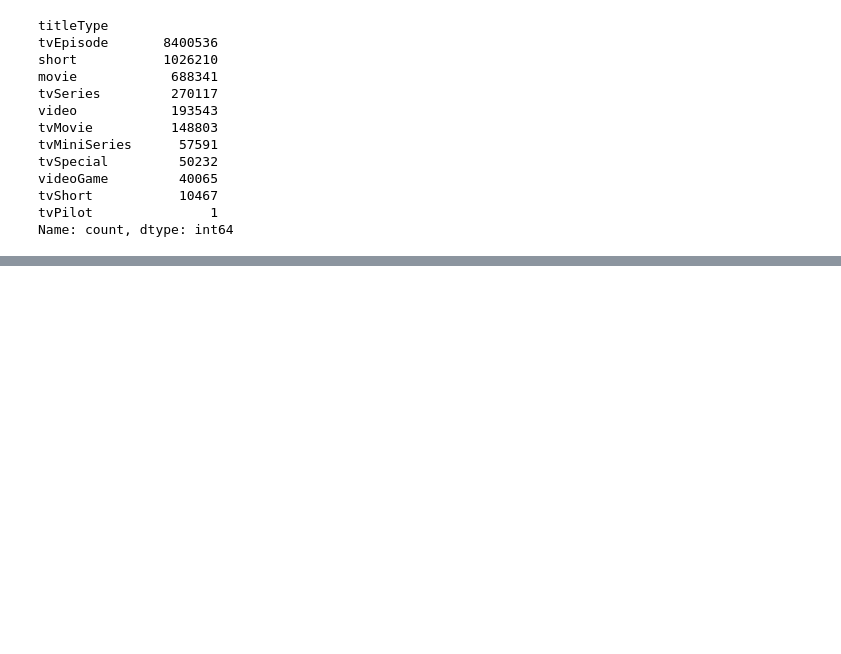
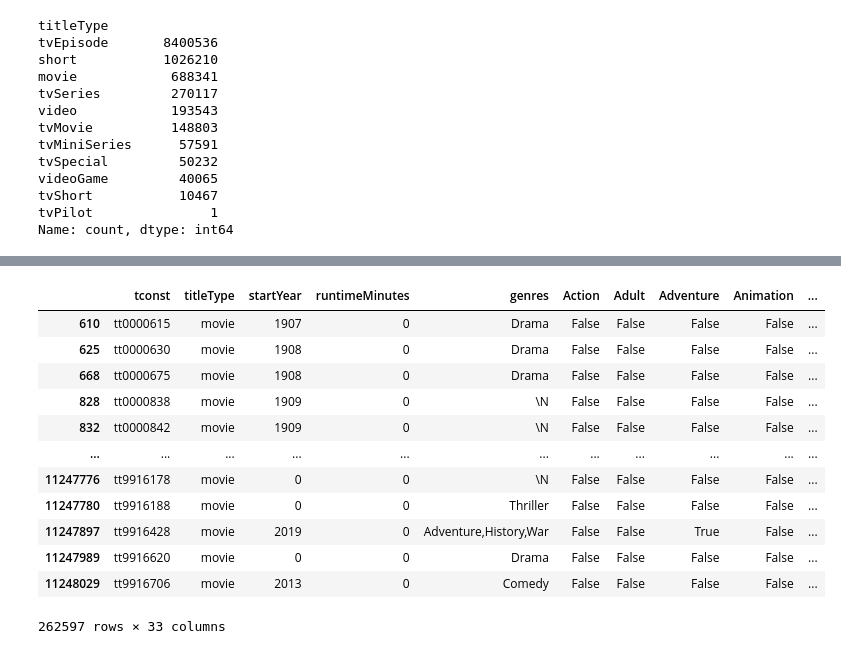
Before and after one commit to jpvt-data/AlgoCinema, a Jupyter notebook: exploration/exploration_title_basics.ipynb, the cells around one changed output, grey strips where cells are left out. Saved outputs shown, nothing was run; the diff lists cells and outputs as text; code cells hidden in the pictures; blank space fills up the shorter version.

```diff
--- a/exploration/exploration_title_basics.ipynb
+++ b/exploration/exploration_title_basics.ipynb
@@ -151,10 +151,11 @@ df_title_basics[df_title_basics['tconst']=='tt2457282']
 # %%
 # 5. Reformatage des colonnes au type (format) incorrect :
 
-# Étape 1 : Conversion des colonnes numériques
+# Étape 1 : Conversion des colonnes numériques avec remplacement des Nan par 0 (il faudra surement supprimer les lignes correspondantes)
+
 df_title_basics_copy[['startYear', 'endYear', 'runtimeMinutes']] = df_title_basics_copy[
     ['startYear', 'endYear', 'runtimeMinutes']
-].apply(pd.to_numeric, errors='coerce')
+].apply(pd.to_numeric, errors='coerce').fillna(0).astype(int)
 
 
 # Étape 2 : Nettoyage de la colonne isAdult
@@ -168,10 +169,6 @@ df_title_basics_copy = df_title_basics_copy[df_title_basics_copy['isAdult'].isin
 
 # Étape 3 : Conversion en booléen
 df_title_basics_copy['isAdult'] = df_title_basics_copy['isAdult'].astype('boolean')
-
-
-# Étape 4 : Conversion de genres en liste Python
-# df_title_basics_copy['genres'] = df_title_basics_copy['genres'].fillna("").astype(str).str.split(",")
 # %%
 # regarder combien de lignes ont une donnée abérante dans 'isAdult' ?
 print("Avant reformatage et nettoyage : ")
@@ -412,7 +409,7 @@ Name: count, dtype: int64
 # %%
 # Conserver uniquement 'titleType'  = movie ou = short
 
-df_title_basics_copy = df_title_basics_copy[(df_title_basics_copy['titleType'] == 'movie') | (df_title_basics_copy['titleType'] == 'short')]
+df_title_basics_copy = df_title_basics_copy[df_title_basics_copy['titleType'] == 'movie']
 
 
 # Apliquer le get_gummies sur la colonne 'titleType' :
@@ -420,11 +417,3 @@ df_title_basics_copy = df_title_basics_copy[(df_title_basics_copy['titleType'] =
 df_dummies = pd.get_dummies(df_title_basics_copy['titleType'])
 df_title_basics_copy = pd.concat([df_title_basics_copy, df_dummies],
           axis = 1)
-
-# Supprimer les colonnes :
-
-df_title_basics_copy = df_title_basics_copy.drop(['endYear','\N','isAdult'],axis=1)
-
-# Voir le résultat :
-
-df_title_basics_copy.sample(10)
@@ -443,0 +420,8 @@ df_title_basics_copy.sample(10)
+# %%
+# Supprimer les colonnes :
+
+df_title_basics_copy = df_title_basics_copy.drop(['endYear','\\N','isAdult','primaryTitle','originalTitle'],axis=1)
+
+# Voir le résultat :
+
+df_title_basics_copy.sample(10)
@@ -443,0 +477,18 @@ df_title_basics_copy.sample(10)
+# %%
+# Combien d'éléments par valeur de 'runtimeMinutes' = 0 ET titleType = 'movie':
+
+display(df_title_basics_copy[((df_title_basics_copy['startYear']==0) & (df_title_basics_copy['titleType']=='movie')) | ((df_title_basics_copy['runtimeMinutes']==0) & (df_title_basics_copy['titleType']=='movie'))])
+# %% [output]
+|  | tconst | titleType | startYear | runtimeMinutes | genres | Action | Adult | Adventure | Animation | ... |
+| 610 | tt0000615 | movie | 1907 | 0 | Drama | False | False | False | False | ... |
+| 625 | tt0000630 | movie | 1908 | 0 | Drama | False | False | False | False | ... |
+| 668 | tt0000675 | movie | 1908 | 0 | Drama | False | False | False | False | ... |
+| 828 | tt0000838 | movie | 1909 | 0 | \N | False | False | False | False | ... |
+| 832 | tt0000842 | movie | 1909 | 0 | \N | False | False | False | False | ... |
+| ... | ... | ... | ... | ... | ... | ... | ... | ... | ... | ... |
+| 11247776 | tt9916178 | movie | 0 | 0 | \N | False | False | False | False | ... |
+| 11247780 | tt9916188 | movie | 0 | 0 | Thriller | False | False | False | False | ... |
+| 11247897 | tt9916428 | movie | 2019 | 0 | Adventure,History,War | False | False | True | False | ... |
+| 11247989 | tt9916620 | movie | 0 | 0 | Drama | False | False | False | False | ... |
+| 11248029 | tt9916706 | movie | 2013 | 0 | Comedy | False | False | False | False | ... |
+262597 rows × 33 columns
```
Also changed, not shown: parts of 14 cells of this notebook, 1 other file.
